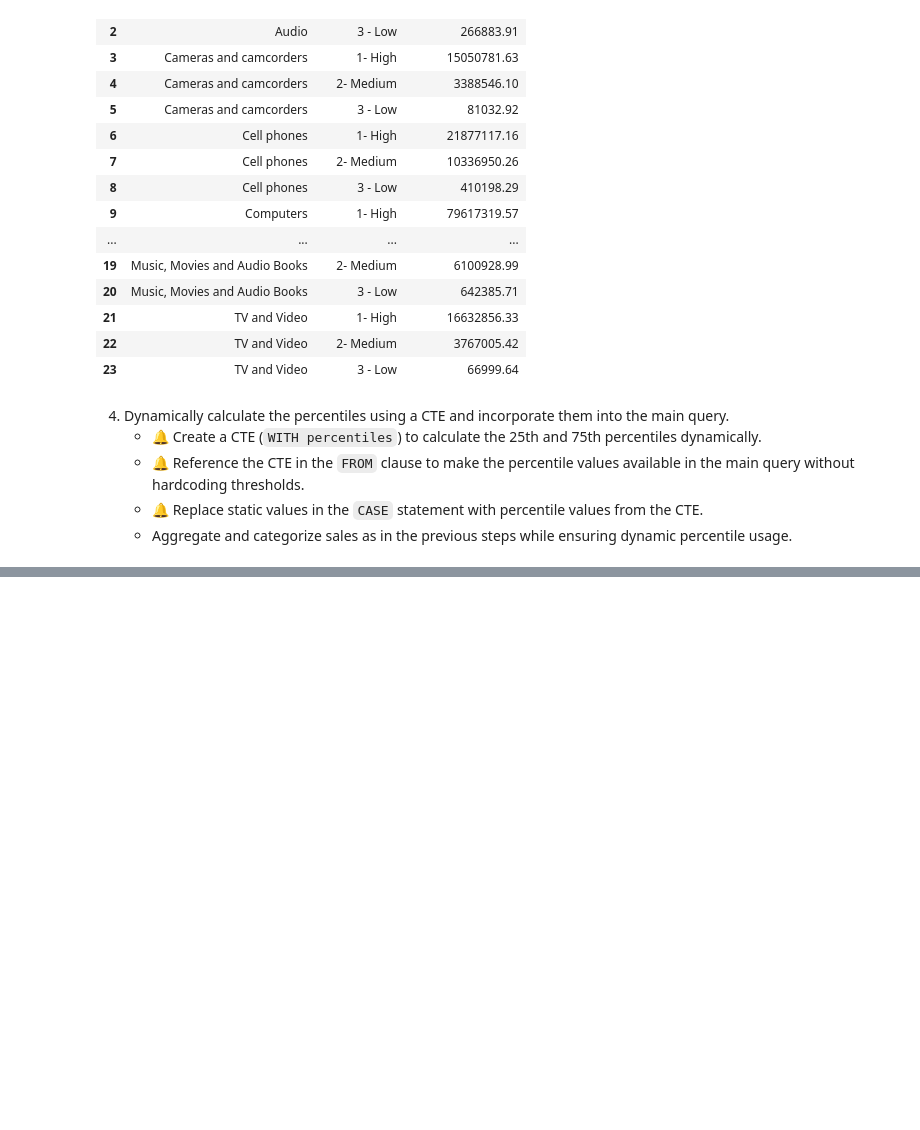
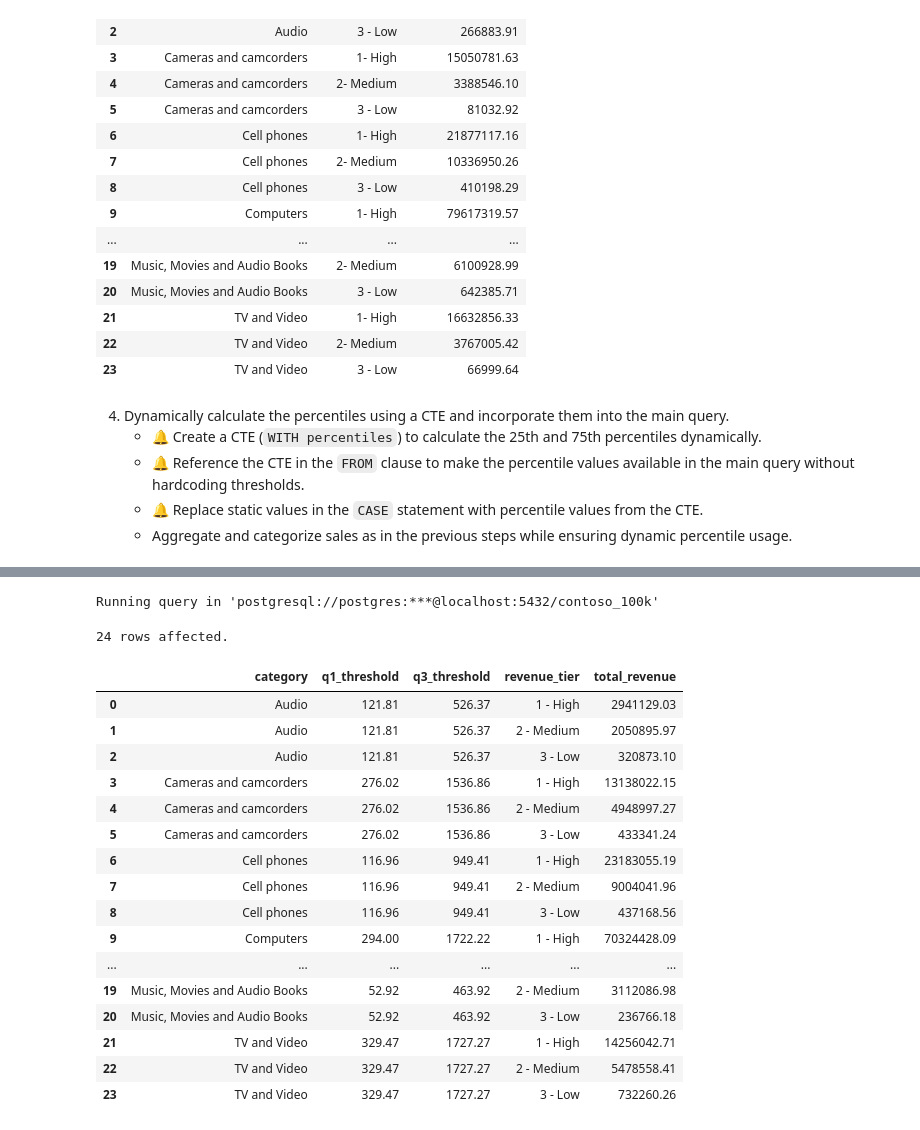
Before and after one commit to mgamzec/SQL_Data_Analytics_Project, a Jupyter notebook: 1_Pivot_With_Case_Statements/3_Advanced_Segmentation.ipynb, the cells around one changed output, grey strips where cells are left out. Drawn from its saved outputs; the diff is of its cells as text; code cells hidden in the pictures; blank space fills up the shorter version.

```diff
--- a/1_Pivot_With_Case_Statements/3_Advanced_Segmentation.ipynb
+++ b/1_Pivot_With_Case_Statements/3_Advanced_Segmentation.ipynb
@@ -591,0 +653,56 @@ Running query in 'postgresql://postgres:***@localhost:5432/contoso_100k'
+# %%
+%%sql
+
+WITH category_percentiles AS (
+    SELECT
+        p.categoryname,
+        PERCENTILE_CONT(0.25) WITHIN GROUP (ORDER BY (s.quantity * s.netprice * s.exchangerate)) AS net_revenue_25th_percentile,
+        PERCENTILE_CONT(0.75) WITHIN GROUP (ORDER BY (s.quantity * s.netprice * s.exchangerate)) AS net_revenue_75th_percentile
+    FROM sales s
+    LEFT JOIN product p ON s.productkey = p.productkey
+    WHERE orderdate BETWEEN '2022-01-01' AND '2023-12-31'
+    GROUP BY p.categoryname
+)
+
+SELECT
+    p.categoryname AS category,
+    cp.net_revenue_25th_percentile AS q1_threshold,  -- Added
+    cp.net_revenue_75th_percentile AS q3_threshold,  -- Added
+    CASE
+        WHEN (s.quantity * s.netprice * s.exchangerate) < cp.net_revenue_25th_percentile THEN '3 - Low'
+        WHEN (s.quantity * s.netprice * s.exchangerate) BETWEEN cp.net_revenue_25th_percentile AND cp.net_revenue_75th_percentile THEN '2 - Medium'
+        ELSE '1 - High'
+    END AS revenue_tier,
+    SUM(s.quantity * s.netprice * s.exchangerate) AS total_revenue
+FROM
+    sales s
+    LEFT JOIN product p ON s.productkey = p.productkey
+    LEFT JOIN category_percentiles cp ON p.categoryname = cp.categoryname
+GROUP BY
+    category,
+    q1_threshold,  -- Added
+    q3_threshold,  -- Added
+    revenue_tier
+ORDER BY
+    category,
+    revenue_tier;
+# %% [output]
+Running query in 'postgresql://postgres:***@localhost:5432/contoso_100k'
+24 rows affected.
+|  | category | q1_threshold | q3_threshold | revenue_tier | total_revenue |
+| 0 | Audio | 121.81 | 526.37 | 1 - High | 2941129.03 |
+| 1 | Audio | 121.81 | 526.37 | 2 - Medium | 2050895.97 |
+| 2 | Audio | 121.81 | 526.37 | 3 - Low | 320873.10 |
+| 3 | Cameras and camcorders | 276.02 | 1536.86 | 1 - High | 13138022.15 |
+| 4 | Cameras and camcorders | 276.02 | 1536.86 | 2 - Medium | 4948997.27 |
+| 5 | Cameras and camcorders | 276.02 | 1536.86 | 3 - Low | 433341.24 |
+| 6 | Cell phones | 116.96 | 949.41 | 1 - High | 23183055.19 |
+| 7 | Cell phones | 116.96 | 949.41 | 2 - Medium | 9004041.96 |
+| 8 | Cell phones | 116.96 | 949.41 | 3 - Low | 437168.56 |
+| 9 | Computers | 294.00 | 1722.22 | 1 - High | 70324428.09 |
+| ... | ... | ... | ... | ... | ... |
+| 19 | Music, Movies and Audio Books | 52.92 | 463.92 | 2 - Medium | 3112086.98 |
+| 20 | Music, Movies and Audio Books | 52.92 | 463.92 | 3 - Low | 236766.18 |
+| 21 | TV and Video | 329.47 | 1727.27 | 1 - High | 14256042.71 |
+| 22 | TV and Video | 329.47 | 1727.27 | 2 - Medium | 5478558.41 |
+| 23 | TV and Video | 329.47 | 1727.27 | 3 - Low | 732260.26 |
```
Also changed, not shown: parts of 7 cells of this notebook.
